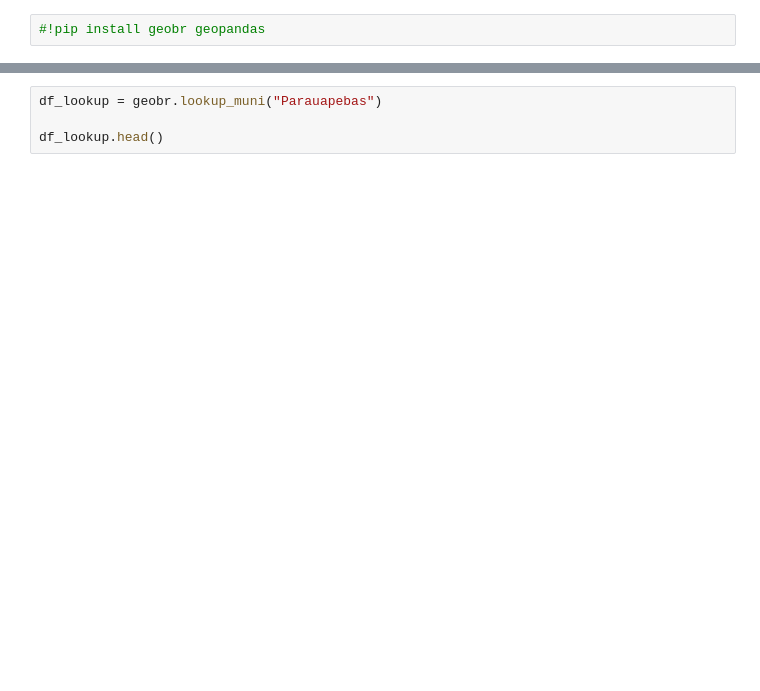
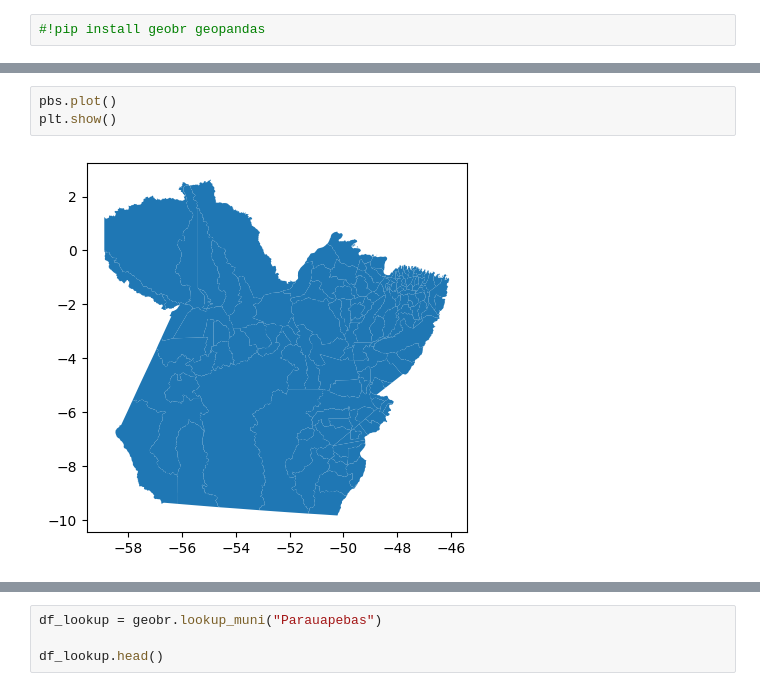
Before and after one commit to jamessonGIT/python, a Jupyter notebook: script2.ipynb, the cells around one changed output, grey strips where cells are left out. Drawn from its saved outputs; the diff is of its cells as text; blank space fills up the shorter version.

```diff
--- a/script2.ipynb
+++ b/script2.ipynb
@@ -23,0 +48,5 @@ pbs.to_file("municipios_PA.gpkg", driver="GPKG", layer="municipios_PA")
+# %%
+pbs.plot()
+plt.show()
+# %% [output]
+[figure, added]
```
Also changed, not shown: parts of 5 cells of this notebook.
